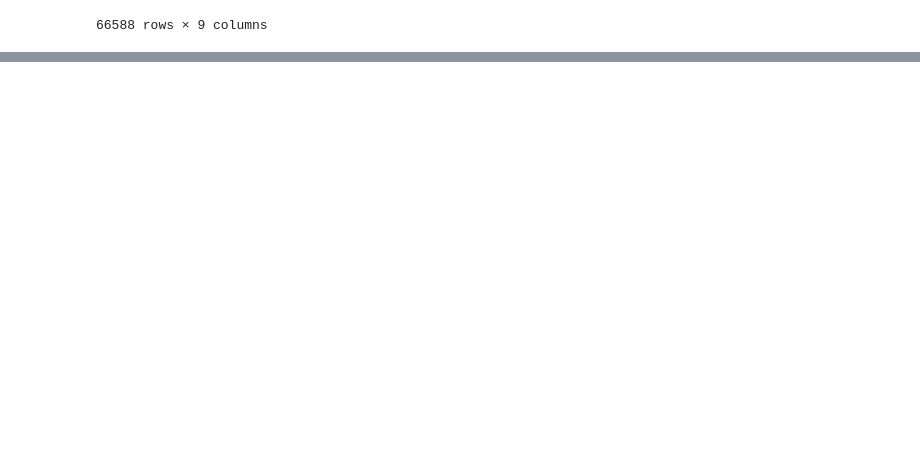
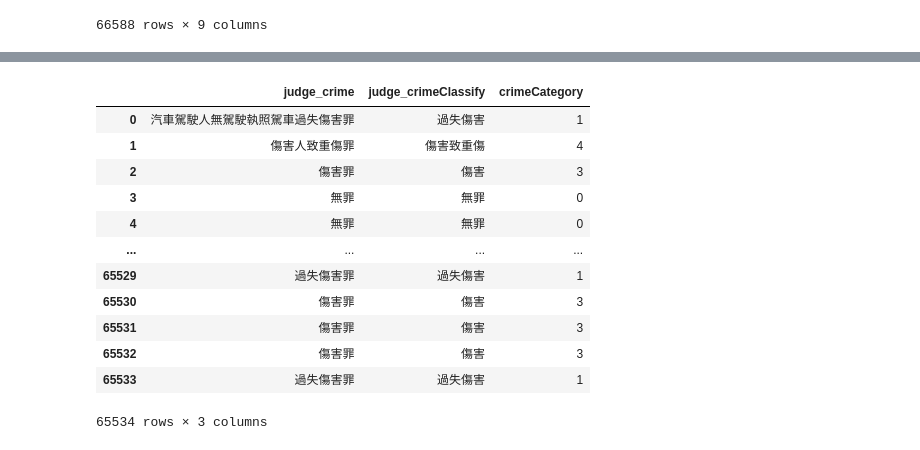
Before and after one commit to rocktsai/judgement, a Jupyter notebook: project_picture.ipynb, the cells around one changed output, grey strips where cells are left out. Drawn from its saved outputs; the diff is of its cells as text; code cells hidden in the pictures; blank space fills up the shorter version.

Commit message:
update project picture

```diff
--- a/project_picture.ipynb
+++ b/project_picture.ipynb
@@ -43,3 +43,6 @@ print(f'資料總筆數：{len(所有地院10年_rawdata_1215)}筆')
 | 66586 | 臺灣南投地方法院 | 102 | 12 | 5 | 傷害等 | 主文:陳建志犯傷害罪，處拘役叁拾伍日，如易科罰金，以新臺幣壹仟元折... | 傷害罪 | ... |
 | 66587 | 臺灣南投地方法院 | 102 | 12 | 18 | 過失傷害 | 主文:李畯科因過失傷害人，處有期徒刑叁月，如易科罰金，以新臺幣壹仟... | 過失傷害人 | ... |
 66588 rows × 9 columns
+# %%
+Judgement_Feature3 = pd.read_csv('/Users/allentsai/Git_Project/judgement/judgement_file/judge案由分類/Judgement_Feature3.csv',encoding='utf-8')
+Judgement_Feature3
@@ -45,0 +63,17 @@ print(f'資料總筆數：{len(所有地院10年_rawdata_1215)}筆')
+# %%
+result1 =  Judgement_Feature3[['judge_crime','judge_crimeClassify','crimeCategory']]
+result1
+# %% [output]
+|  | judge_crime | judge_crimeClassify | crimeCategory |
+| 0 | 汽車駕駛人無駕駛執照駕車過失傷害罪 | 過失傷害 | 1 |
+| 1 | 傷害人致重傷罪 | 傷害致重傷 | 4 |
+| 2 | 傷害罪 | 傷害 | 3 |
+| 3 | 無罪 | 無罪 | 0 |
+| 4 | 無罪 | 無罪 | 0 |
+| ... | ... | ... | ... |
+| 65529 | 過失傷害罪 | 過失傷害 | 1 |
+| 65530 | 傷害罪 | 傷害 | 3 |
+| 65531 | 傷害罪 | 傷害 | 3 |
+| 65532 | 傷害罪 | 傷害 | 3 |
+| 65533 | 過失傷害罪 | 過失傷害 | 1 |
+65534 rows × 3 columns
```
Also changed, not shown: parts of 2 cells of this notebook.
